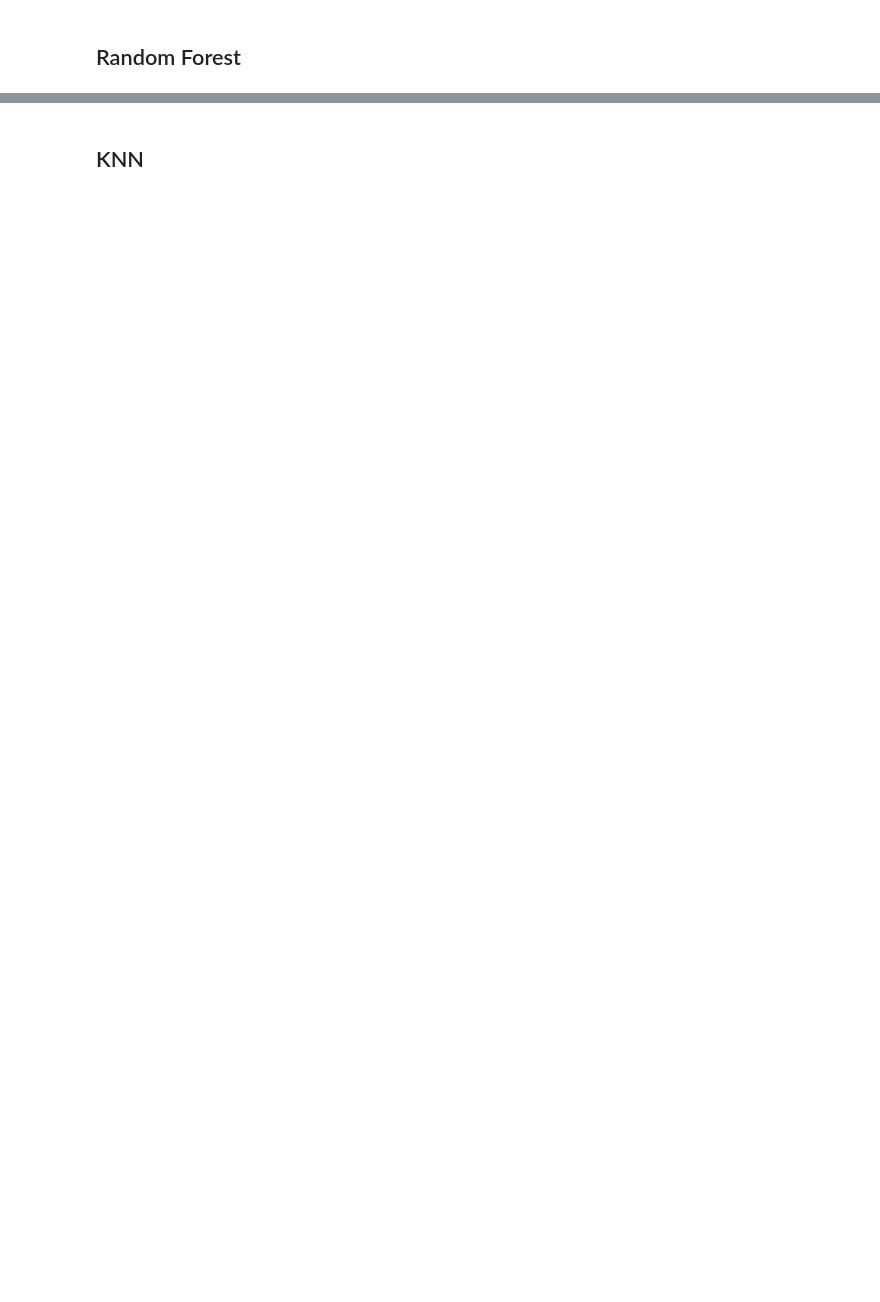
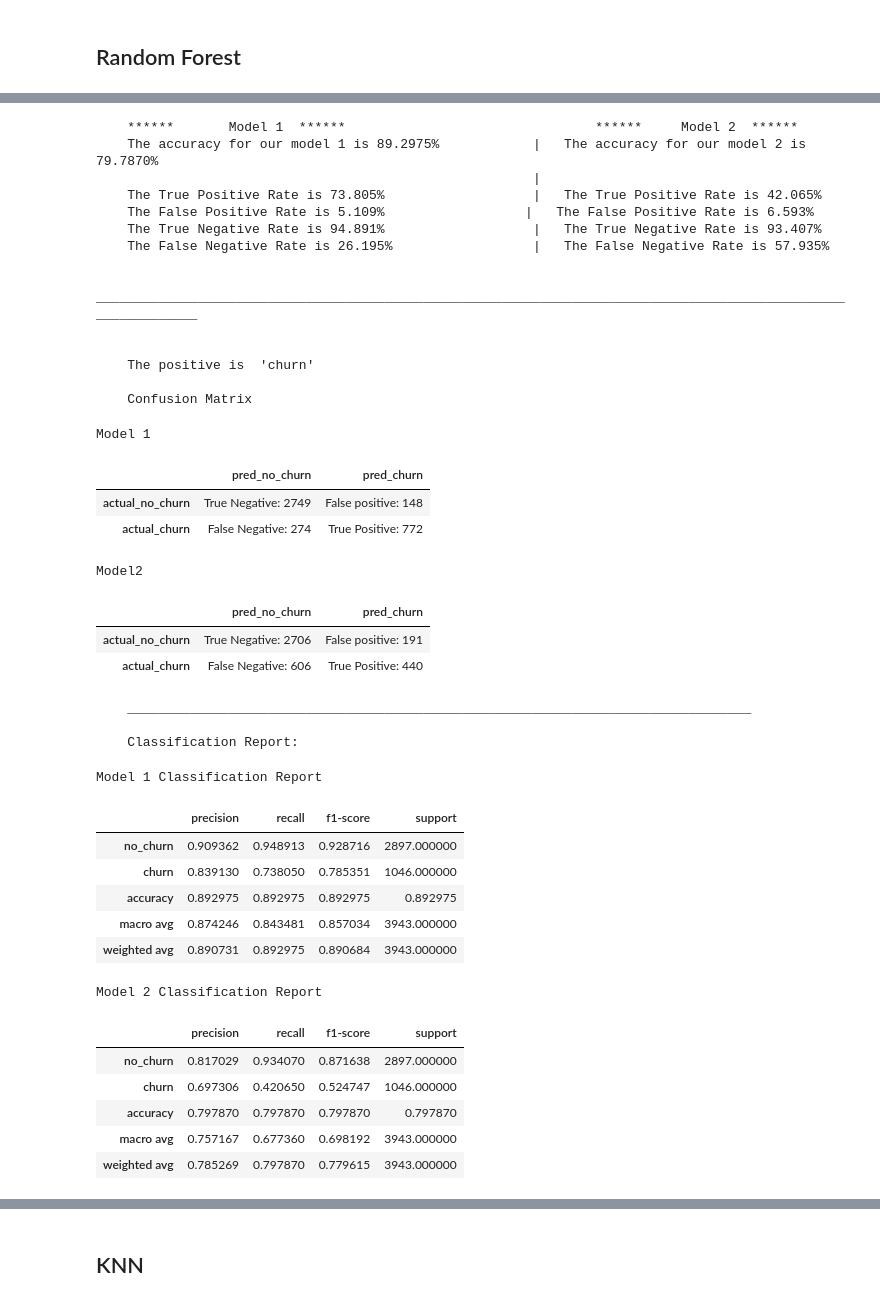
Before and after one commit to cindyvillanuevads/telco_classification_project, a Jupyter notebook: initial_nb_project.ipynb, the cells around one changed output, grey strips where cells are left out. Cells and saved outputs as stored; diff of their text form; code cells hidden in the pictures; blank space fills up the shorter version.

```diff
--- a/initial_nb_project.ipynb
+++ b/initial_nb_project.ipynb
@@ -1094,2 +1379,44 @@ print(f'validate score: {model_rf2.score(X_validate[columns], y_validate):.2%}')
 # %%
 model_rf2
+# %%
+mf.compare (model_rf1, model_rf2, X_train[columns],y_train)
+# %% [output]
+    ******       Model 1  ******                                ******     Model 2  ******
+    The accuracy for our model 1 is 89.2975%            |   The accuracy for our model 2 is 79.7870%
+                                                        |
+    The True Positive Rate is 73.805%                   |   The True Positive Rate is 42.065%
+    The False Positive Rate is 5.109%                  |   The False Positive Rate is 6.593%
+    The True Negative Rate is 94.891%                   |   The True Negative Rate is 93.407%
+    The False Negative Rate is 26.195%                  |   The False Negative Rate is 57.935%
+
+    _____________________________________________________________________________________________________________
+
+
+    The positive is  'churn'
+
+    Confusion Matrix
+Model 1
+|  | pred_no_churn | pred_churn |
+| actual_no_churn | True Negative: 2749 | False positive: 148 |
+| actual_churn | False Negative: 274 | True Positive: 772 |
+Model2
+|  | pred_no_churn | pred_churn |
+| actual_no_churn | True Negative: 2706 | False positive: 191 |
+| actual_churn | False Negative: 606 | True Positive: 440 |
+    ________________________________________________________________________________
+
+    Classification Report:
+Model 1 Classification Report
+|  | precision | recall | f1-score | support |
+| no_churn | 0.909362 | 0.948913 | 0.928716 | 2897.000000 |
+| churn | 0.839130 | 0.738050 | 0.785351 | 1046.000000 |
+| accuracy | 0.892975 | 0.892975 | 0.892975 | 0.892975 |
+| macro avg | 0.874246 | 0.843481 | 0.857034 | 3943.000000 |
+| weighted avg | 0.890731 | 0.892975 | 0.890684 | 3943.000000 |
+Model 2 Classification Report
+|  | precision | recall | f1-score | support |
+| no_churn | 0.817029 | 0.934070 | 0.871638 | 2897.000000 |
+| churn | 0.697306 | 0.420650 | 0.524747 | 1046.000000 |
+| accuracy | 0.797870 | 0.797870 | 0.797870 | 0.797870 |
+| macro avg | 0.757167 | 0.677360 | 0.698192 | 3943.000000 |
+| weighted avg | 0.785269 | 0.797870 | 0.779615 | 3943.000000 |
```
Also changed, not shown: parts of 59 cells of this notebook.
